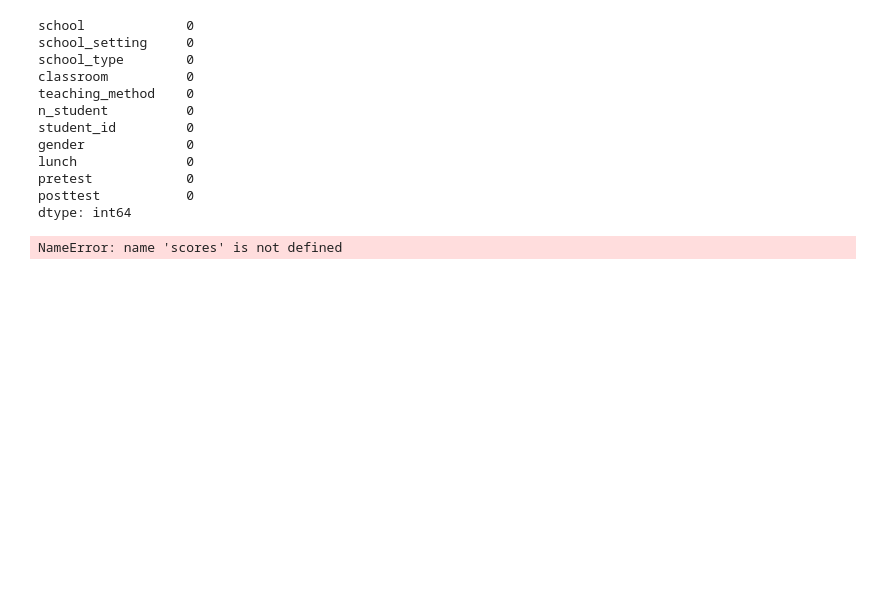
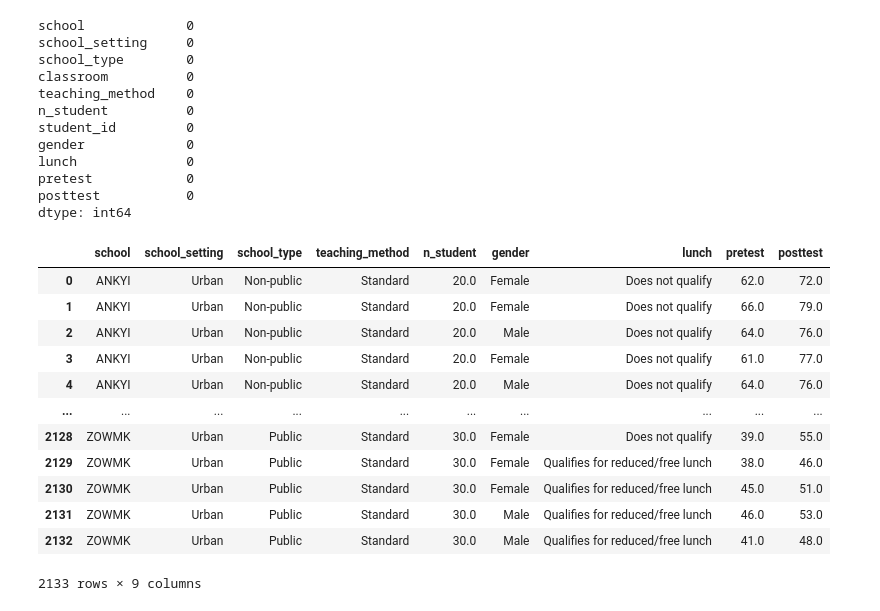
Before and after one commit to escortKwon/IndividualProjects_for_Portfolio, a Jupyter notebook: Test Scores/Test Scores.ipynb, the cells around one changed output. Saved outputs shown, nothing was run; the diff lists cells and outputs as text; code cells hidden in the pictures; blank space fills up the shorter version.

```diff
--- a/Test Scores/Test Scores.ipynb
+++ b/Test Scores/Test Scores.ipynb
@@ -9,3 +5,17 @@ import matplotlib.
+# %%
+import numpy as np
+import pandas as pd
+import matplotlib.pyplot as plt
+from sklearn.model_selection import train_test_split
+from sklearn.tree import DecisionTreeClassifier
+
+from sklearn.tree import export_graphviz
+import graphviz
+from IPython.display import display
+import seaborn as sns
+
+pd.set_option('display.max_row', 30)
+pd.set_option('display.max_columns', 100)
 # %% [markdown]
 ### Dataset Overview
 - School : Name of the school the student is enrolled in.
@@ -65,5 +75,18 @@ dtype: int64
 # %%
 # Drop unnecessary columns
 scores.drop(['classroom', 'student_id'], axis=1, inplace=True)
+scores
 # %% [output]
+|  | school | school_setting | school_type | teaching_method | n_student | gender | lunch | pretest | posttest |
+| 0 | ANKYI | Urban | Non-public | Standard | 20.0 | Female | Does not qualify | 62.0 | 72.0 |
+| 1 | ANKYI | Urban | Non-public | Standard | 20.0 | Female | Does not qualify | 66.0 | 79.0 |
+| 2 | ANKYI | Urban | Non-public | Standard | 20.0 | Male | Does not qualify | 64.0 | 76.0 |
+| 3 | ANKYI | Urban | Non-public | Standard | 20.0 | Female | Does not qualify | 61.0 | 77.0 |
+| 4 | ANKYI | Urban | Non-public | Standard | 20.0 | Male | Does not qualify | 64.0 | 76.0 |
+| ... | ... | ... | ... | ... | ... | ... | ... | ... | ... |
+| 2128 | ZOWMK | Urban | Public | Standard | 30.0 | Female | Does not qualify | 39.0 | 55.0 |
+| 2129 | ZOWMK | Urban | Public | Standard | 30.0 | Female | Qualifies for reduced/free lunch | 38.0 | 46.0 |
+| 2130 | ZOWMK | Urban | Public | Standard | 30.0 | Female | Qualifies for reduced/free lunch | 45.0 | 51.0 |
+| 2131 | ZOWMK | Urban | Public | Standard | 30.0 | Male | Qualifies for reduced/free lunch | 46.0 | 53.0 |
+| 2132 | ZOWMK | Urban | Public | Standard | 30.0 | Male | Qualifies for reduced/free lunch | 41.0 | 48.0 |
-NameError: name 'scores' is not defined
+2133 rows × 9 columns
```
Also changed, not shown: parts of 17 cells of this notebook, 2 other files.
